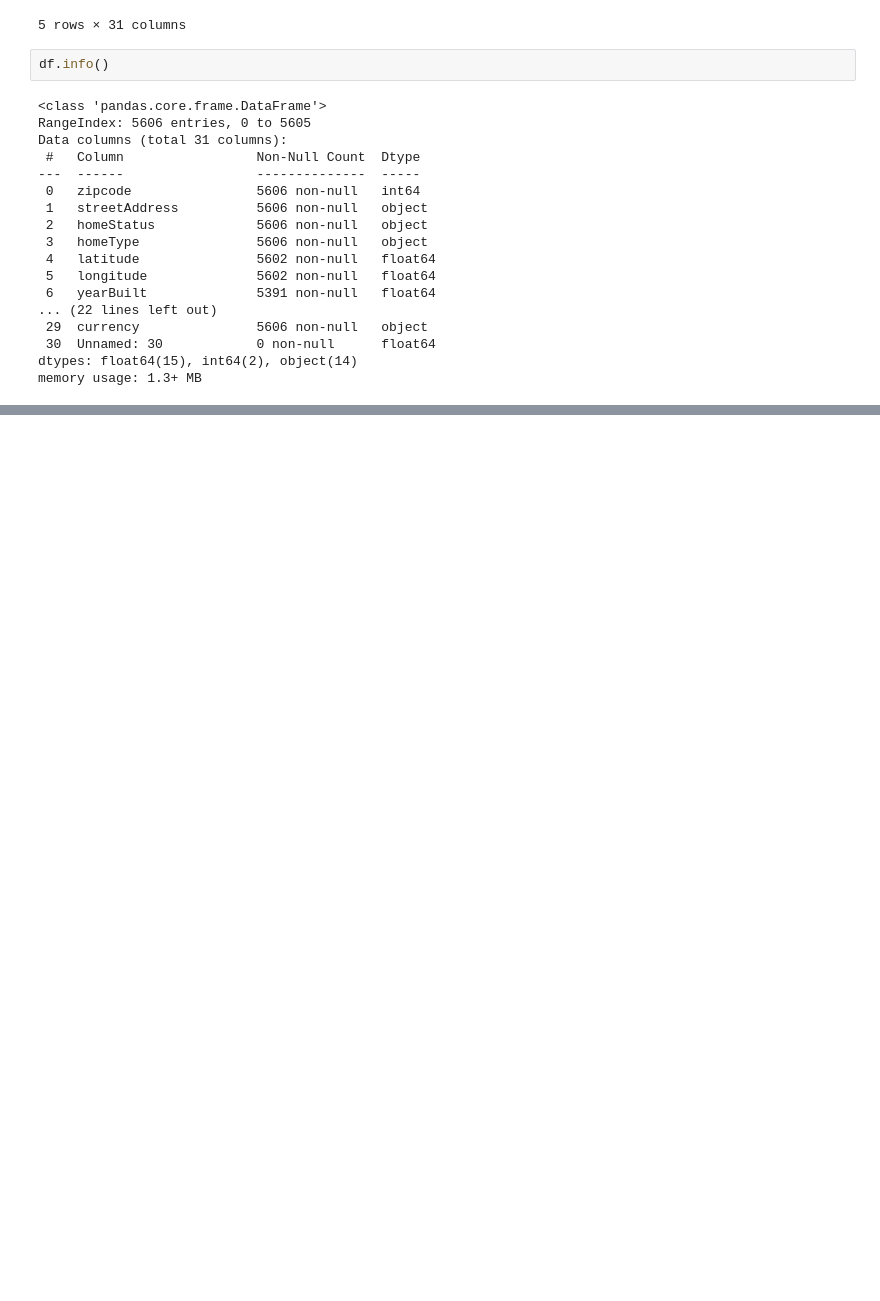
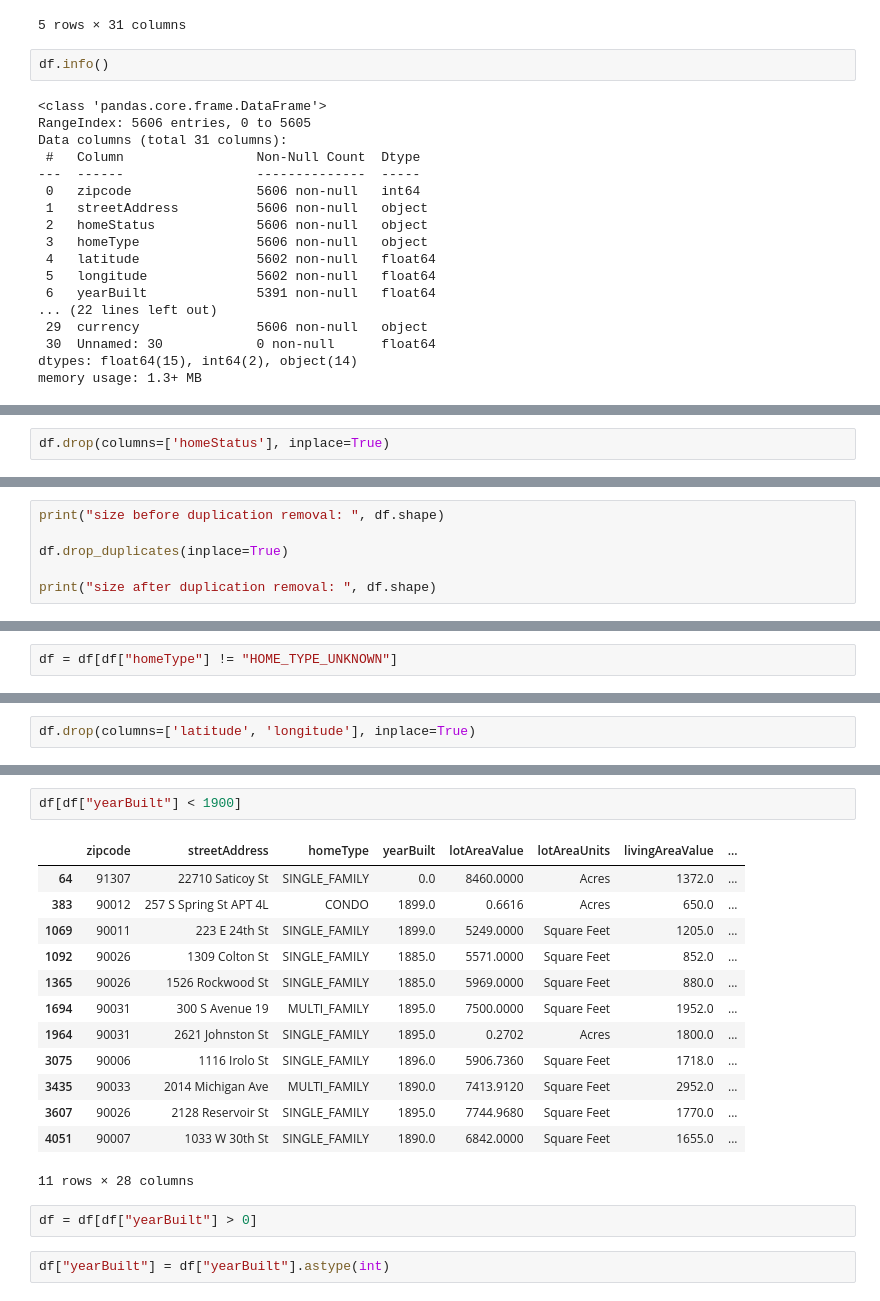
Before and after one commit to MAmin-y/House-price-analysis-and-prediction-LA-2024, a Jupyter notebook: analysis.ipynb, the cells around one changed output, grey strips where cells are left out. Drawn from its saved outputs; the diff is of its cells as text; blank space fills up the shorter version.

```diff
--- a/analysis.ipynb
+++ b/analysis.ipynb
@@ -34,0 +63,2 @@ memory usage: 1.3+ MB
+# %%
+df.drop(columns=['homeStatus'], inplace=True)
@@ -34,0 +67,6 @@ memory usage: 1.3+ MB
+# %%
+print("size before duplication removal: ", df.shape)
+
+df.drop_duplicates(inplace=True)
+
+print("size after duplication removal: ", df.shape)
@@ -34,0 +109,2 @@ memory usage: 1.3+ MB
+# %%
+df = df[df["homeType"] != "HOME_TYPE_UNKNOWN"]
@@ -34,0 +144,2 @@ memory usage: 1.3+ MB
+# %%
+df.drop(columns=['latitude', 'longitude'], inplace=True)
@@ -34,0 +158,20 @@ memory usage: 1.3+ MB
+# %%
+df[df["yearBuilt"] < 1900]
+# %% [output]
+|  | zipcode | streetAddress | homeType | yearBuilt | lotAreaValue | lotAreaUnits | livingAreaValue | ... |
+| 64 | 91307 | 22710 Saticoy St | SINGLE_FAMILY | 0.0 | 8460.0000 | Acres | 1372.0 | ... |
+| 383 | 90012 | 257 S Spring St APT 4L | CONDO | 1899.0 | 0.6616 | Acres | 650.0 | ... |
+| 1069 | 90011 | 223 E 24th St | SINGLE_FAMILY | 1899.0 | 5249.0000 | Square Feet | 1205.0 | ... |
+| 1092 | 90026 | 1309 Colton St | SINGLE_FAMILY | 1885.0 | 5571.0000 | Square Feet | 852.0 | ... |
+| 1365 | 90026 | 1526 Rockwood St | SINGLE_FAMILY | 1885.0 | 5969.0000 | Square Feet | 880.0 | ... |
+| 1694 | 90031 | 300 S Avenue 19 | MULTI_FAMILY | 1895.0 | 7500.0000 | Square Feet | 1952.0 | ... |
+| 1964 | 90031 | 2621 Johnston St | SINGLE_FAMILY | 1895.0 | 0.2702 | Acres | 1800.0 | ... |
+| 3075 | 90006 | 1116 Irolo St | SINGLE_FAMILY | 1896.0 | 5906.7360 | Square Feet | 1718.0 | ... |
+| 3435 | 90033 | 2014 Michigan Ave | MULTI_FAMILY | 1890.0 | 7413.9120 | Square Feet | 2952.0 | ... |
+| 3607 | 90026 | 2128 Reservoir St | SINGLE_FAMILY | 1895.0 | 7744.9680 | Square Feet | 1770.0 | ... |
+| 4051 | 90007 | 1033 W 30th St | SINGLE_FAMILY | 1890.0 | 6842.0000 | Square Feet | 1655.0 | ... |
+11 rows × 28 columns
+# %%
+df = df[df["yearBuilt"] > 0]
+# %%
+df["yearBuilt"] = df["yearBuilt"].astype(int)
```
Also changed, not shown: parts of 28 cells of this notebook, 1 other file.
